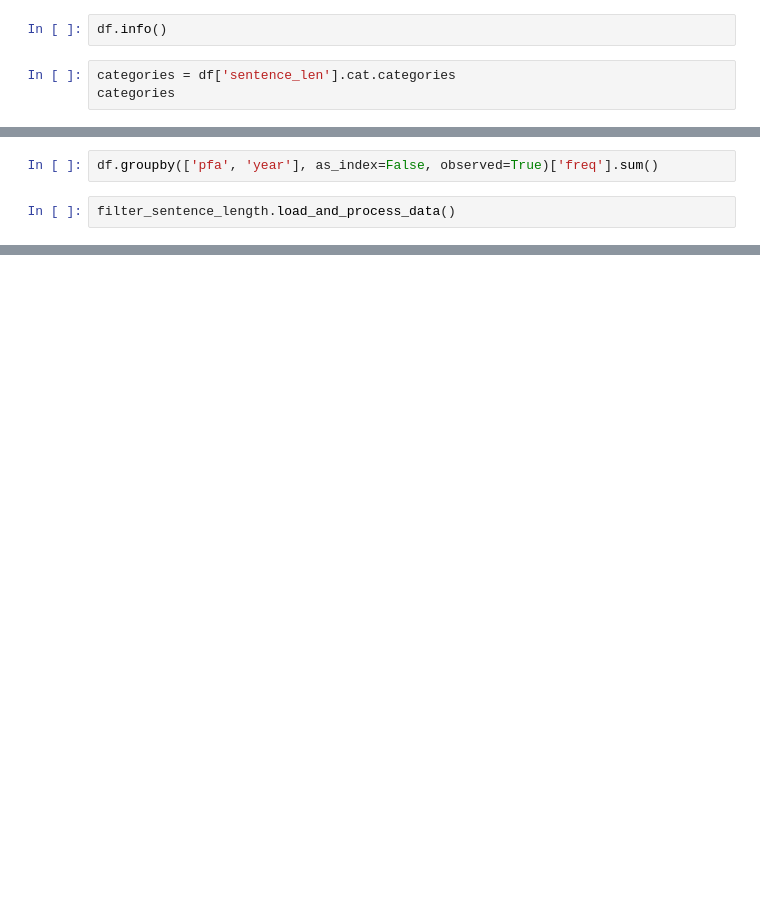
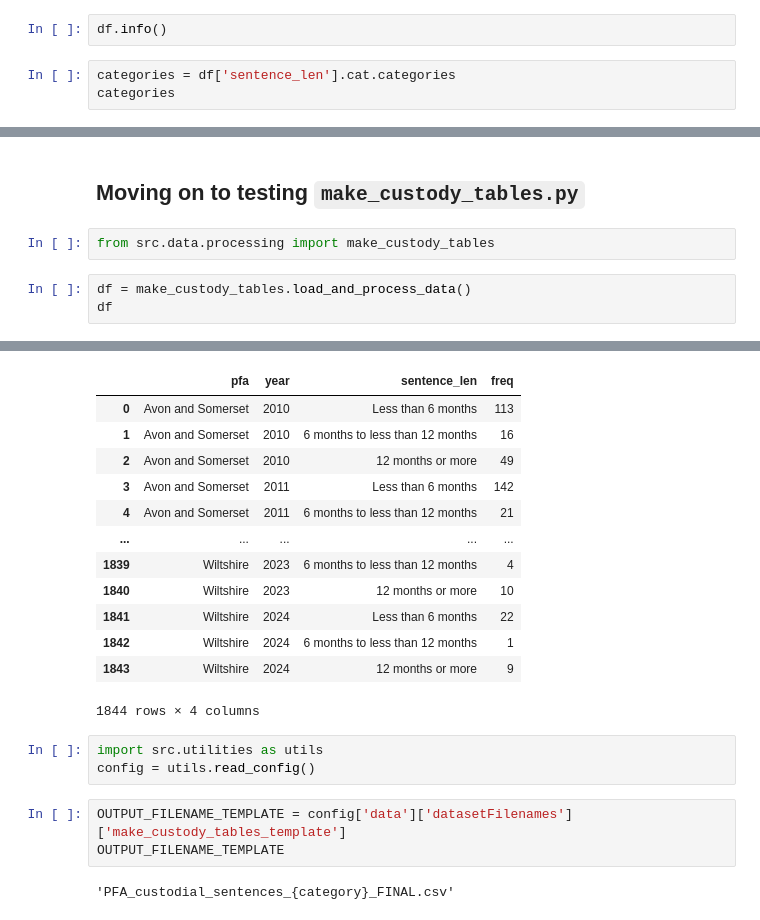
Before and after one commit to Prison-Reform-Trust/womens-imprisonment-PFA, a Jupyter notebook: notebooks/processing_data/1.2-ah-filter-sentence-length.ipynb, the cells around one changed output, grey strips where cells are left out. Cells and saved outputs as stored; diff of their text form; blank space fills up the shorter version.

```diff
--- a/notebooks/processing_data/1.2-ah-filter-sentence-length.ipynb
+++ b/notebooks/processing_data/1.2-ah-filter-sentence-length.ipynb
@@ -19,4 +42,8 @@ df
-# %%
-df.groupby(['pfa', 'year'], as_index=False, observed=True)['freq'].sum()
-# %%
-filter_sentence_length.load_and_process_data()
+# %% [markdown]
+## Moving on to testing `make_custody_tables.py`
+# %%
+from src.data.processing import make_custody_tables
+# %%
+df = make_custody_tables.load_and_process_data()
+df
+# %% [output]
@@ -22,0 +51,21 @@ filter_sentence_length.load_and_process_data()
+|  | pfa | year | sentence_len | freq |
+| 0 | Avon and Somerset | 2010 | Less than 6 months | 113 |
+| 1 | Avon and Somerset | 2010 | 6 months to less than 12 months | 16 |
+| 2 | Avon and Somerset | 2010 | 12 months or more | 49 |
+| 3 | Avon and Somerset | 2011 | Less than 6 months | 142 |
+| 4 | Avon and Somerset | 2011 | 6 months to less than 12 months | 21 |
+| ... | ... | ... | ... | ... |
+| 1839 | Wiltshire | 2023 | 6 months to less than 12 months | 4 |
+| 1840 | Wiltshire | 2023 | 12 months or more | 10 |
+| 1841 | Wiltshire | 2024 | Less than 6 months | 22 |
+| 1842 | Wiltshire | 2024 | 6 months to less than 12 months | 1 |
+| 1843 | Wiltshire | 2024 | 12 months or more | 9 |
+1844 rows × 4 columns
+# %%
+import src.utilities as utils
+config = utils.read_config()
+# %%
+OUTPUT_FILENAME_TEMPLATE = config['data']['datasetFilenames']['make_custody_tables_template']
+OUTPUT_FILENAME_TEMPLATE
+# %% [output]
+'PFA_custodial_sentences_{category}_FINAL.csv'
```
Also changed, not shown: parts of 20 cells of this notebook.
